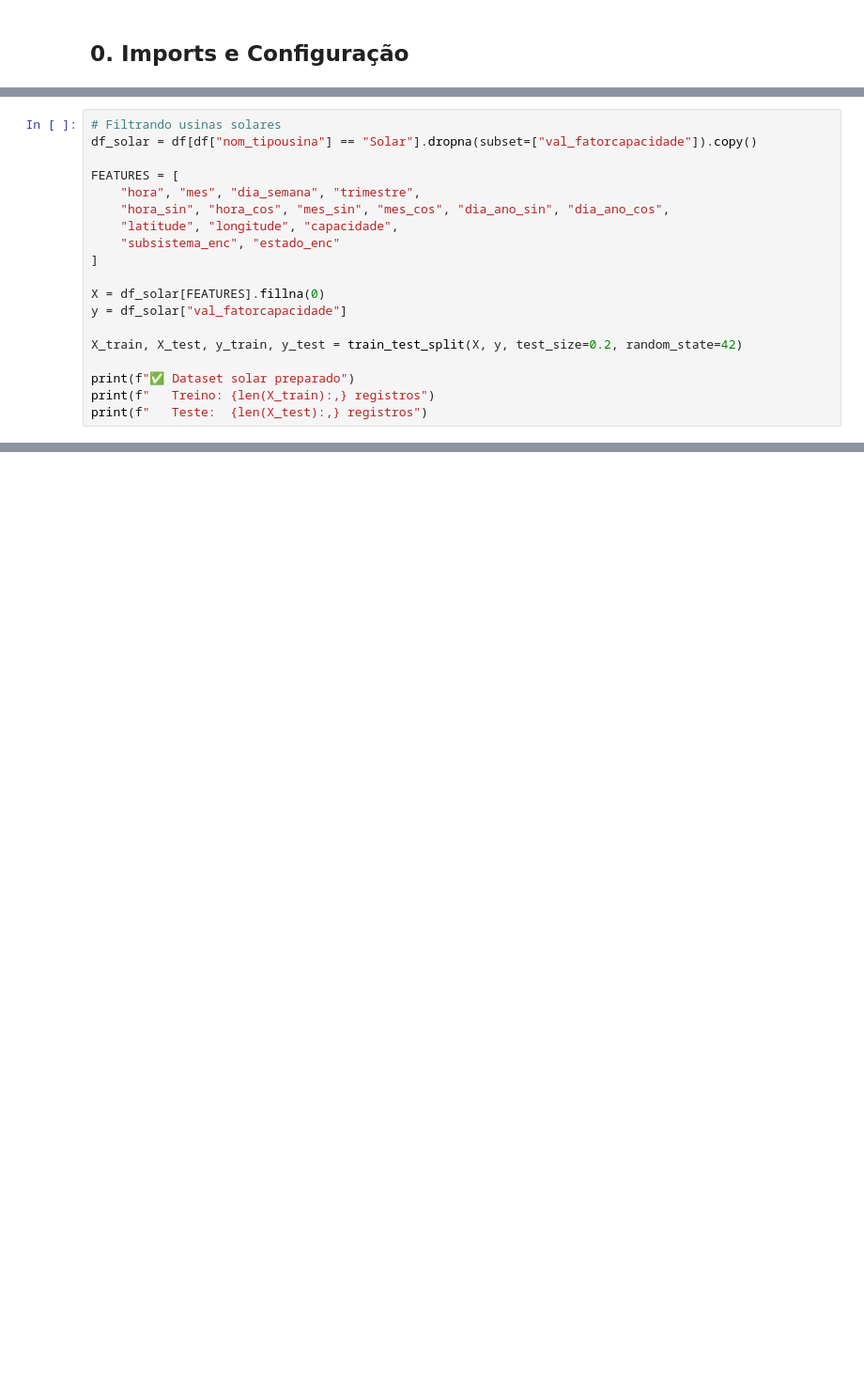
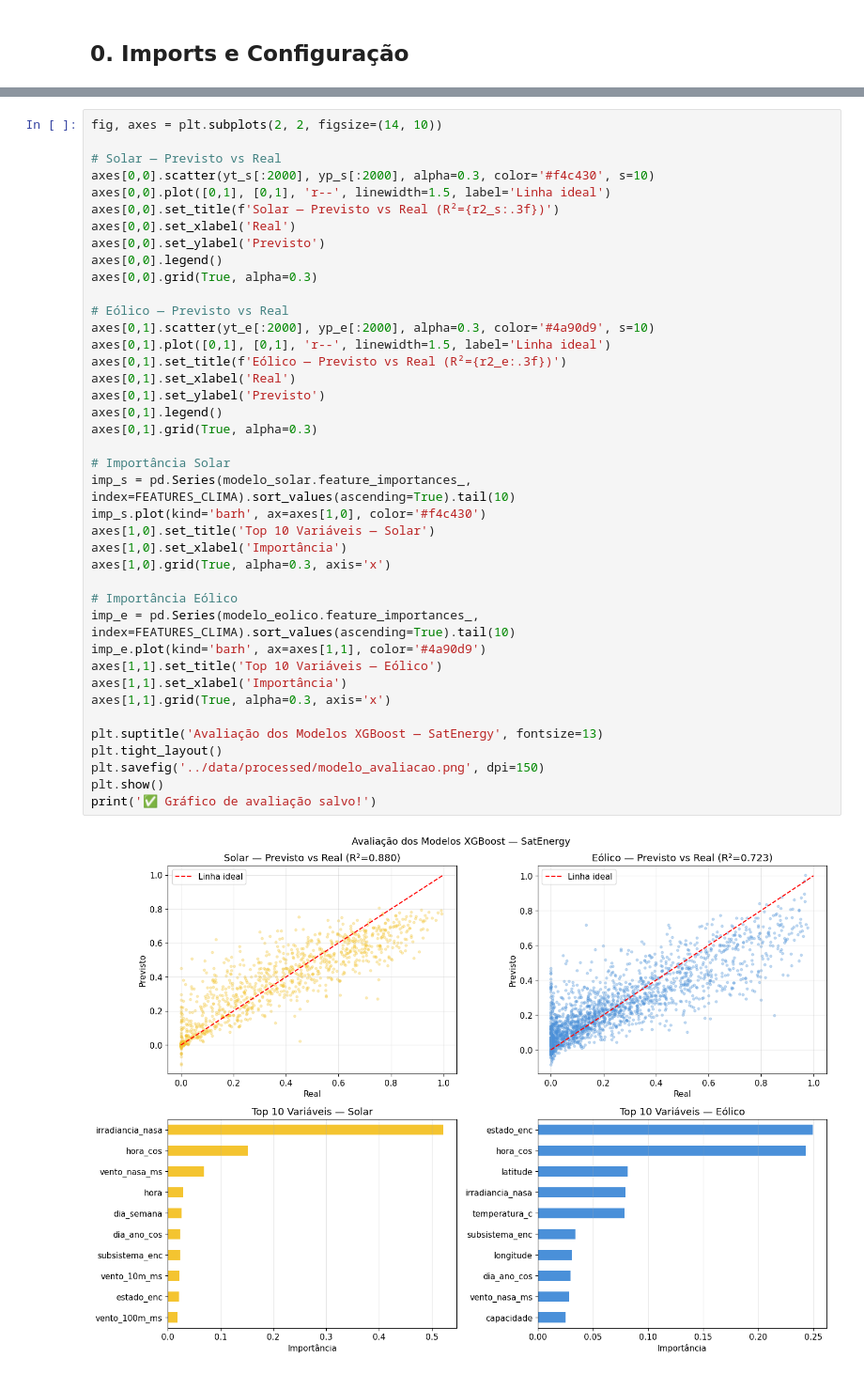
Before and after one commit to CRN27/satenergy, a Jupyter notebook: notebooks/03_modelo_previsao.ipynb, the cells around one changed output, grey strips where cells are left out. Shown at 94% size. Saved outputs shown, nothing was run; the diff lists cells and outputs as text; blank space fills up the shorter version.

```diff
--- a/notebooks/03_modelo_previsao.ipynb
+++ b/notebooks/03_modelo_previsao.ipynb
@@ -94,19 +15,0 @@ print(f"✅ Features criadas: {df.shape[1]} colunas")
-# %%
-# Filtrando usinas solares
-df_solar = df[df["nom_tipousina"] == "Solar"].dropna(subset=["val_fatorcapacidade"]).copy()
-
-FEATURES = [
-    "hora", "mes", "dia_semana", "trimestre",
-    "hora_sin", "hora_cos", "mes_sin", "mes_cos", "dia_ano_sin", "dia_ano_cos",
-    "latitude", "longitude", "capacidade",
-    "subsistema_enc", "estado_enc"
-]
-
-X = df_solar[FEATURES].fillna(0)
-y = df_solar["val_fatorcapacidade"]
-
-X_train, X_test, y_train, y_test = train_test_split(X, y, test_size=0.2, random_state=42)
-
-print(f"✅ Dataset solar preparado")
-print(f"   Treino: {len(X_train):,} registros")
-print(f"   Teste:  {len(X_test):,} registros")
@@ -714,0 +376,42 @@ print("✅ Gráfico atualizado!")
+# %%
+fig, axes = plt.subplots(2, 2, figsize=(14, 10))
+
+# Solar — Previsto vs Real
+axes[0,0].scatter(yt_s[:2000], yp_s[:2000], alpha=0.3, color='#f4c430', s=10)
+axes[0,0].plot([0,1], [0,1], 'r--', linewidth=1.5, label='Linha ideal')
+axes[0,0].set_title(f'Solar — Previsto vs Real (R²={r2_s:.3f})')
+axes[0,0].set_xlabel('Real')
+axes[0,0].set_ylabel('Previsto')
+axes[0,0].legend()
+axes[0,0].grid(True, alpha=0.3)
+
+# Eólico — Previsto vs Real
+axes[0,1].scatter(yt_e[:2000], yp_e[:2000], alpha=0.3, color='#4a90d9', s=10)
+axes[0,1].plot([0,1], [0,1], 'r--', linewidth=1.5, label='Linha ideal')
+axes[0,1].set_title(f'Eólico — Previsto vs Real (R²={r2_e:.3f})')
+axes[0,1].set_xlabel('Real')
+axes[0,1].set_ylabel('Previsto')
+axes[0,1].legend()
+axes[0,1].grid(True, alpha=0.3)
+
+# Importância Solar
+imp_s = pd.Series(modelo_solar.feature_importances_, index=FEATURES_CLIMA).sort_values(ascending=True).tail(10)
+imp_s.plot(kind='barh', ax=axes[1,0], color='#f4c430')
+axes[1,0].set_title('Top 10 Variáveis — Solar')
+axes[1,0].set_xlabel('Importância')
+axes[1,0].grid(True, alpha=0.3, axis='x')
+
+# Importância Eólico
+imp_e = pd.Series(modelo_eolico.feature_importances_, index=FEATURES_CLIMA).sort_values(ascending=True).tail(10)
+imp_e.plot(kind='barh', ax=axes[1,1], color='#4a90d9')
+axes[1,1].set_title('Top 10 Variáveis — Eólico')
+axes[1,1].set_xlabel('Importância')
+axes[1,1].grid(True, alpha=0.3, axis='x')
+
+plt.suptitle('Avaliação dos Modelos XGBoost — SatEnergy', fontsize=13)
+plt.tight_layout()
+plt.savefig('../data/processed/modelo_avaliacao.png', dpi=150)
+plt.show()
+print('✅ Gráfico de avaliação salvo!')
+# %% [output]
+[figure, added]
```
Also changed, not shown: parts of 45 cells of this notebook, 11 other files.
